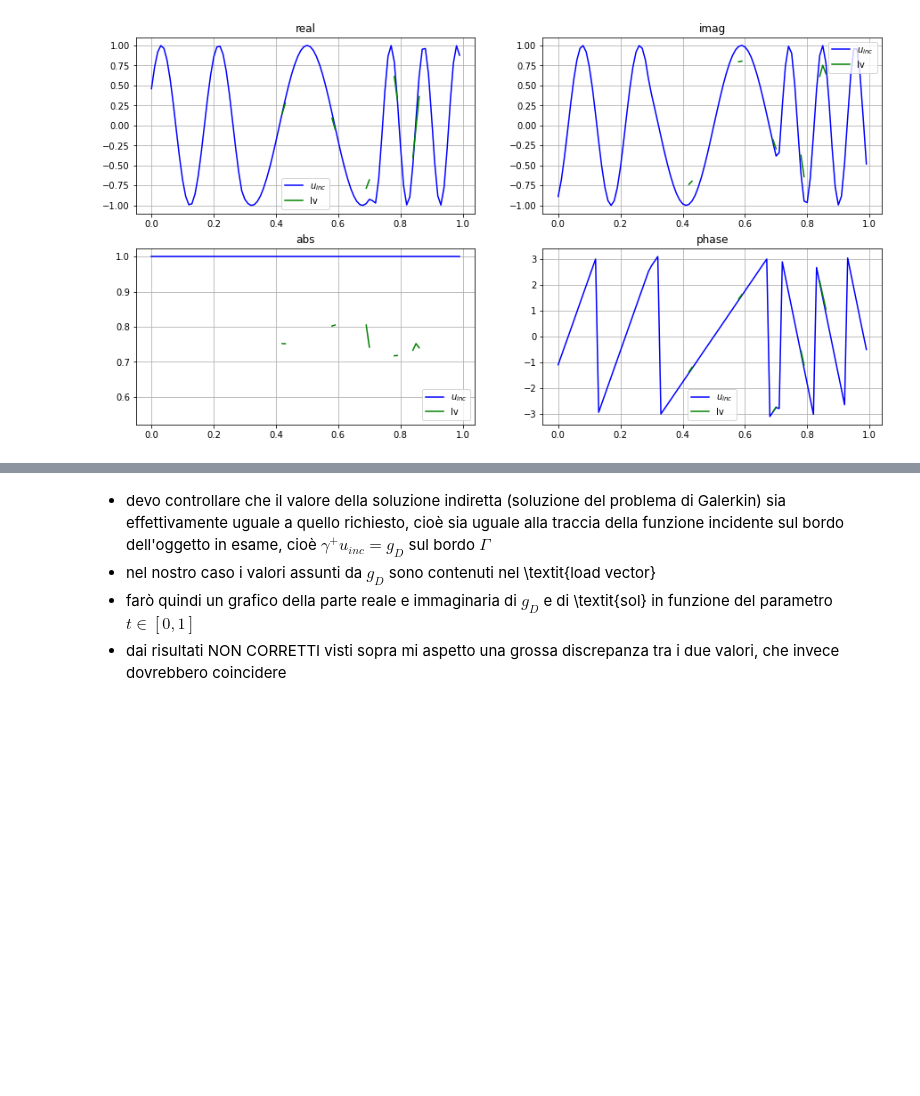
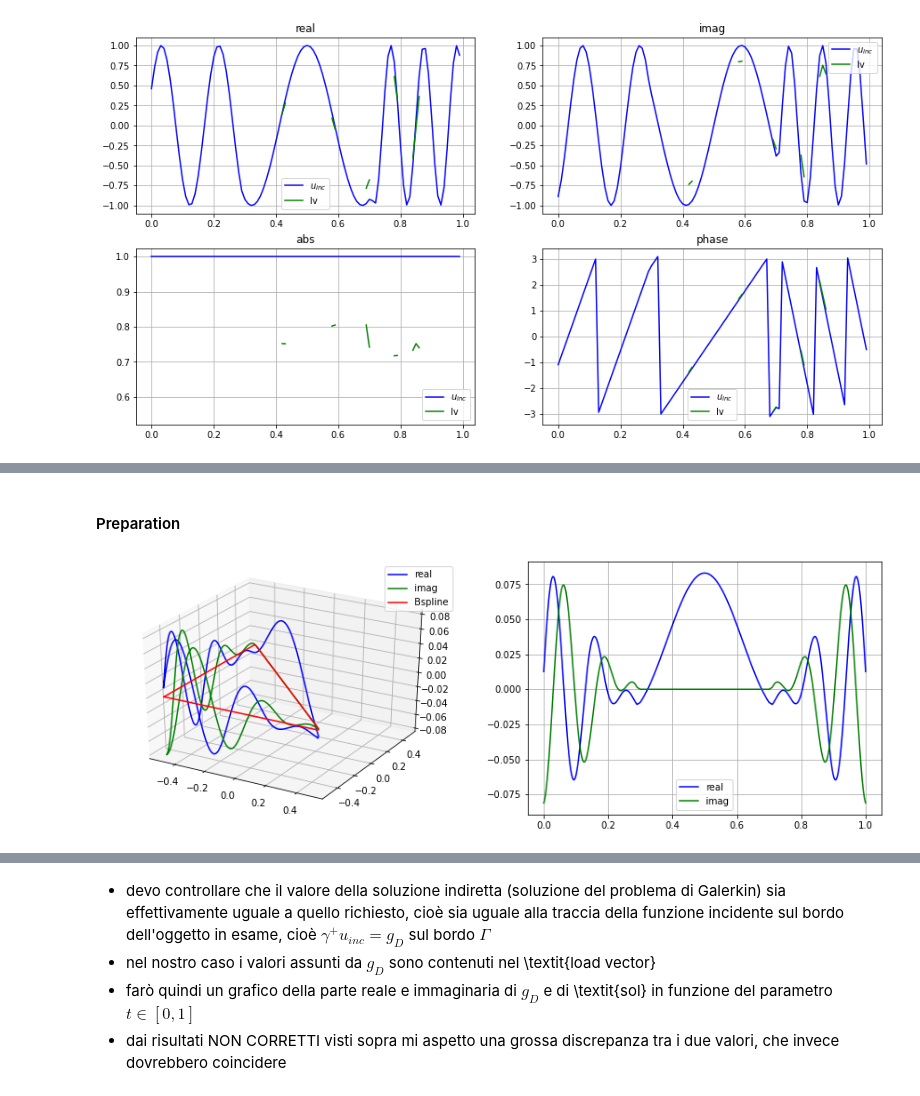
Before and after one commit to EliaStocco/Bspline, a Jupyter notebook: python/BEM-triangle.ipynb, the cells around one changed output, grey strips where cells are left out. Cells and saved outputs as stored; diff of their text form; code cells hidden in the pictures; blank space fills up the shorter version.

```diff
--- a/python/BEM-triangle.ipynb
+++ b/python/BEM-triangle.ipynb
@@ -589,0 +705,2 @@ plt.show()
+# %% [markdown]
+#### Preparation
@@ -589,0 +720,36 @@ plt.show()
+# %%
+#
+NN = 1000
+T = np.linspace(xminBs,xmaxBs,NN,endpoint=True)
+xy   = bs.evaluate(T)
+uinc = Herglotz(xy)
+# %%
+#
+fig = plt.figure ( 0 , figsize = ( 15, 5 ) )
+
+#
+#s = 0.2
+ax = fig.add_subplot(121, projection='3d')
+ax.plot(xy[:,0], xy[:,1],uinc.real,color="blue",label="real")
+ax.plot(xy[:,0], xy[:,1],uinc.imag,color="green",label="imag")
+ax.plot(xy[:,0], xy[:,1],0.0,color="red",label="Bspline")
+plt.grid(True)
+plt.legend()
+
+#
+ax = fig.add_subplot(122)#, projection='3d')
+ax.plot(T,uinc.real,color="blue",label="real")
+ax.plot(T,uinc.imag,color="green",label="imag")
+plt.grid(True)
+plt.legend()
+
+#
+#ax = fig.add_subplot(133)#, projection='3d')
+#ax.plot(T,somma.real,color="blue",label="real")
+#ax.plot(T,somma.imag,color="green",label="imag")
+#plt.grid(True)
+#plt.legend()
+
+plt.show()
+# %% [output]
+[figure, added]
```
Also changed, not shown: parts of 25 cells of this notebook, 8 other files.
